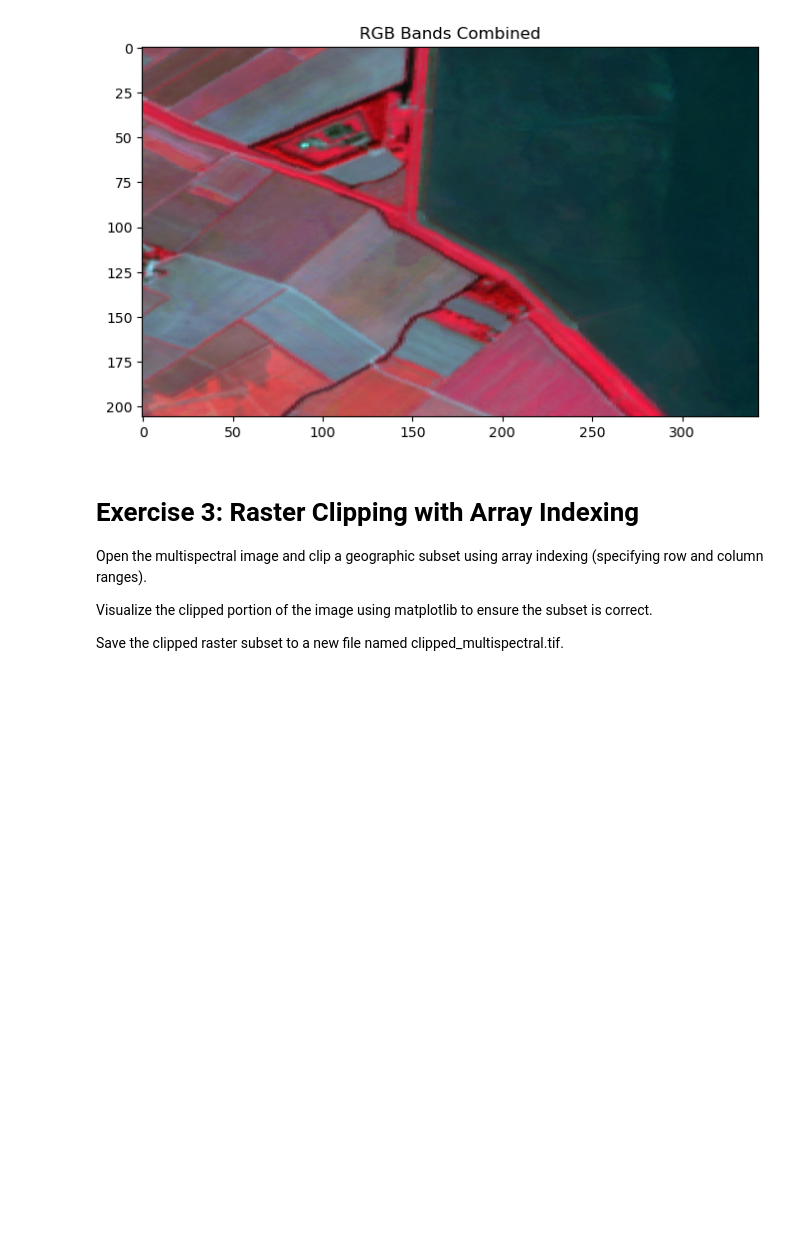
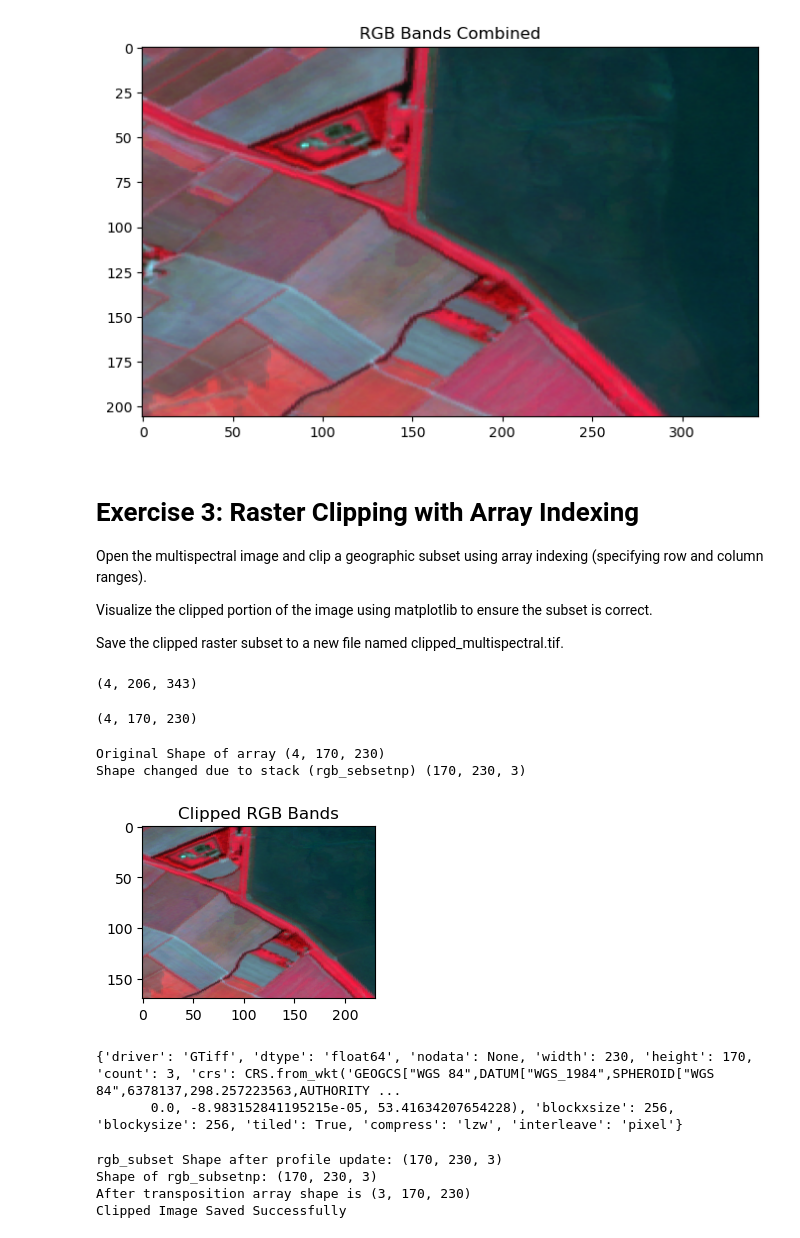
Before and after one commit to code4geoai/geospatial_course, a Jupyter notebook: Lab-5.ipynb, the cells around one changed output. Drawn from its saved outputs; the diff is of its cells as text; code cells hidden in the pictures; blank space fills up the shorter version.

Commit message:
Lab-5 raster writing done

```diff
--- a/Lab-5.ipynb
+++ b/Lab-5.ipynb
@@ -91,3 +93,70 @@ Visualize the clipped portion of the image using matplotlib to ensure the subset
 Save the clipped raster subset to a new file named clipped_multispectral.tif.
 # %%
 # 0pen the multispectral image and clip a geographic subset using array indexing (specifying row and column ranges).
+
+data = multi.read()
+data.shape
+# %% [output]
+(4, 206, 343)
+# %%
+#Selecting a subset only
+subset = data[:,25:195,50:280]
+print(subset.shape)
+# %% [output]
+(4, 170, 230)
+# %%
+#Normalizing the values
+n_red = normalize(subset[3])
+n_green= normalize(subset[2])
+n_blue = normalize(subset[1])
+
+print(f"Original Shape of array {subset.shape}")
+rgb_subsetnp = np.dstack((n_red,n_green,n_blue))
+print(f"Shape changed due to stack (rgb_sebsetnp) {rgb_subsetnp.shape}")
+# %% [output]
+Original Shape of array (4, 170, 230)
+Shape changed due to stack (rgb_sebsetnp) (170, 230, 3)
+# %%
+#Visualize the clipped portion of the image using matplotlib to ensure the subset is correct.
+# Plot the stacked array
+if rgb_subsetnp.shape[2] == 3:
+    plt.figure(figsize=(3,3))
+    plt.imshow(rgb_subsetnp)
+    plt.title("Clipped RGB Bands")
+    plt.show()
+# %% [output]
+[figure, added]
+# %%
+# NOw i wan to save the clipped image
+# Define the new profile
+profile = multi.profile
+profile.update(
+    width=rgb_subsetnp.shape[1],
+    height=rgb_subsetnp.shape[0],
+    driver='GTiff',
+    count=3,
+    compress='lzw')
+profile
+# %% [output]
+{'driver': 'GTiff', 'dtype': 'float64', 'nodata': None, 'width': 230, 'height': 170, 'count': 3, 'crs': CRS.from_wkt('GEOGCS["WGS 84",DATUM["WGS_1984",SPHEROID["WGS 84",6378137,298.257223563,AUTHORITY ...
+       0.0, -8.983152841195215e-05, 53.41634207654228), 'blockxsize': 256, 'blockysize': 256, 'tiled': True, 'compress': 'lzw', 'interleave': 'pixel'}
+# %%
+# Save the clipped image
+
+print(f'rgb_subset Shape after profile update: {rgb_subsetnp.shape}')
+
+# Print the shape of the array to confirm
+print(f'Shape of rgb_subsetnp: {rgb_subsetnp.shape}')
+
+# Transpose the array to match the format (bands, rows, columns)
+rgb_subsetnp_transposed = rgb_subsetnp.transpose((2, 0, 1))
+print(f"After transposition array shape is {rgb_subsetnp_transposed.shape}")
+
+with rasterio.open('clipped_multispectral.tif', 'w', **profile) as dst:
+    dst.write(rgb_subsetnp_transposed)
+    print("Clipped Image Saved Successfully")
+# %% [output]
+rgb_subset Shape after profile update: (170, 230, 3)
+Shape of rgb_subsetnp: (170, 230, 3)
+After transposition array shape is (3, 170, 230)
+Clipped Image Saved Successfully
```
Also changed, not shown: parts of 2 cells of this notebook, 2 other files.
